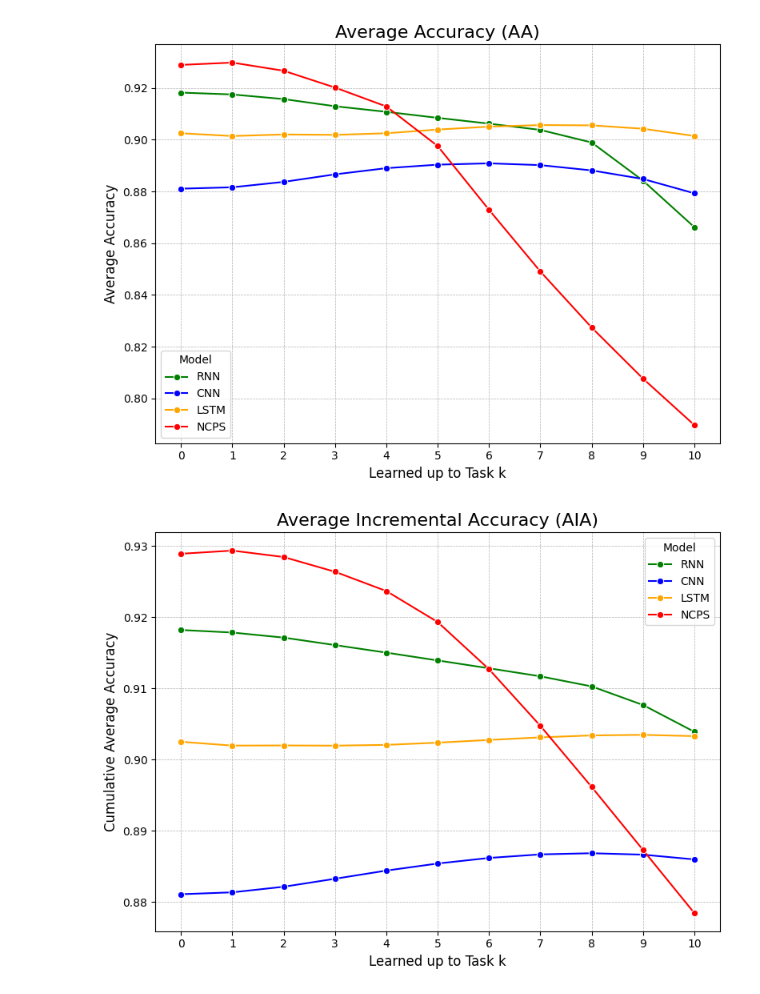
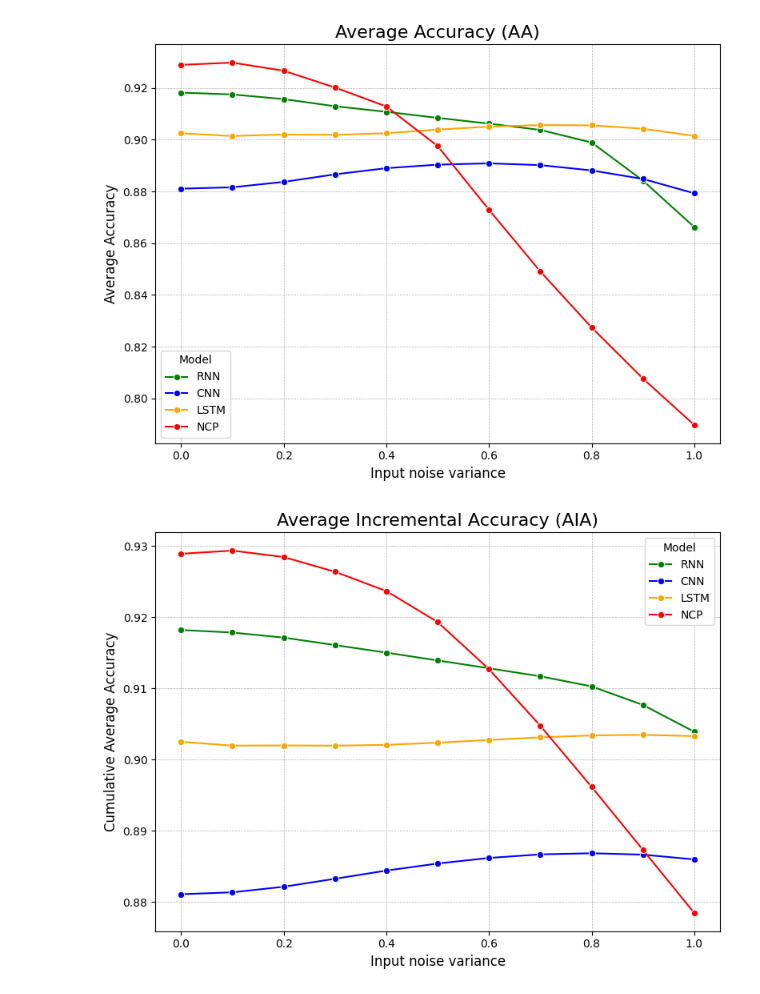
Before and after one commit to yuuharu11/liquid_time-constant_networks, a Jupyter notebook: ipynb/dil-noise.ipynb, the cells around one changed output. Saved outputs shown, nothing was run; the diff lists cells and outputs as text; code cells hidden in the pictures.

```diff
--- a/ipynb/dil-noise.ipynb
+++ b/ipynb/dil-noise.ipynb
@@ -218,14 +217,14 @@ models_to_process = {
     "RNN": "rnn.csv",
     "CNN": "cnn.csv",
     "LSTM": "lstm.csv",
-    "NCPS": "ltc_ncps.csv"
+    "NCP": "ltc_ncps.csv"
 }
 
 # 0.0〜1.0 の 11ステップ (task0〜10)
 tasks = [(6, round(x, 1)) for x in np.linspace(0.0, 1.0, 11)]
 num_tasks = len(tasks)
 
-color_palette = {"CNN": "blue", "RNN": "green", "LSTM": "orange", "NCPS": "red"}
+color_palette = {"CNN": "blue", "RNN": "green", "LSTM": "orange", "NCP": "red"}
 
 # --- 3. データ処理と全指標の計算 ---
 all_metrics_results = []
@@ -307,11 +306,10 @@ print(metrics_df)
 
 # --- AA ---
 plt.figure(figsize=(8,6))
-sns.lineplot(data=metrics_df, x="Task", y="AA", hue="Model", palette=color_palette, marker="o")
+sns.lineplot(data=metrics_df, x="Noise", y="AA", hue="Model", palette=color_palette, marker="o")
 plt.title("Average Accuracy (AA)", fontsize=16)
-plt.xlabel("Learned up to Task k", fontsize=12)
+plt.xlabel("Input noise variance", fontsize=12)
 plt.ylabel("Average Accuracy", fontsize=12)
-plt.xticks(range(num_tasks))
 plt.grid(True, linestyle="--", linewidth=0.5)
 plt.legend(title="Model")
 plt.tight_layout()
@@ -319,52 +317,48 @@ plt.show()
 
 # --- AIA ---
 plt.figure(figsize=(8,6))
-sns.lineplot(data=metrics_df, x="Task", y="AIA", hue="Model", palette=color_palette, marker="o")
+sns.lineplot(data=metrics_df, x="Noise", y="AIA", hue="Model", palette=color_palette, marker="o")
 plt.title("Average Incremental Accuracy (AIA)", fontsize=16)
-plt.xlabel("Learned up to Task k", fontsize=12)
+plt.xlabel("Input noise variance", fontsize=12)
 plt.ylabel("Cumulative Average Accuracy", fontsize=12)
-plt.xticks(range(num_tasks))
 plt.grid(True, linestyle="--", linewidth=0.5)
 plt.legend(title="Model")
 plt.tight_layout()
 plt.show()
 
 # --- FM ---
 plt.figure(figsize=(8,6))
-sns.lineplot(data=metrics_df, x="Task", y="FM", hue="Model", palette=color_palette, marker="o")
+sns.lineplot(data=metrics_df, x="Noise", y="FM", hue="Model", palette=color_palette, marker="o")
 plt.title("Forgetting Measure (FM)", fontsize=16)
-plt.xlabel("Learned up to Task k", fontsize=12)
+plt.xlabel("Input noise variance", fontsize=12)
 plt.ylabel("Average Forgetting", fontsize=12)
-plt.xticks(range(num_tasks))
 plt.grid(True, linestyle="--", linewidth=0.5)
 plt.legend(title="Model")
 plt.tight_layout()
 plt.show()
 
 # --- IM ---
 plt.figure(figsize=(8,6))
-sns.lineplot(data=metrics_df, x="Task", y="IM", hue="Model", palette=color_palette, marker="o")
+sns.lineplot(data=metrics_df, x="Noise", y="IM", hue="Model", palette=color_palette, marker="o")
 plt.title("Incremental Measure (IM)", fontsize=16)
-plt.xlabel("Learned up to Task k", fontsize=12)
+plt.xlabel("Input noise variance", fontsize=12)
 plt.ylabel("Average Incremental", fontsize=12)
-plt.xticks(range(num_tasks))
 plt.grid(True, linestyle="--", linewidth=0.5)
 plt.legend(title="Model")
 plt.tight_layout()
 plt.show()
 
 
 # --- Task 0 Acc ---
 plt.figure(figsize=(8,6))
-sns.lineplot(data=metrics_df, x="Task", y="Task 0 Acc", hue="Model", palette=color_palette, marker="o")
+sns.lineplot(data=metrics_df, x="Noise", y="Task 0 Acc", hue="Model", palette=color_palette, marker="o")
 plt.title("Task k Accuracy over Tasks", fontsize=16)
-plt.xlabel("Learned up to Task k", fontsize=12)
+plt.xlabel("Input noise variance", fontsize=12)
 plt.ylabel("Task k Accuracy", fontsize=12)
-plt.xticks(range(num_tasks))
 plt.grid(True, linestyle="--", linewidth=0.5)
 plt.legend(title="Model")
 plt.tight_layout()
 plt.show()
 # %% [output]
-[figure, old version]
+[figure, new version]
-[figure, old version]
+[figure, new version]
```
Also changed, not shown: parts of 3 cells of this notebook, 9 other files.
